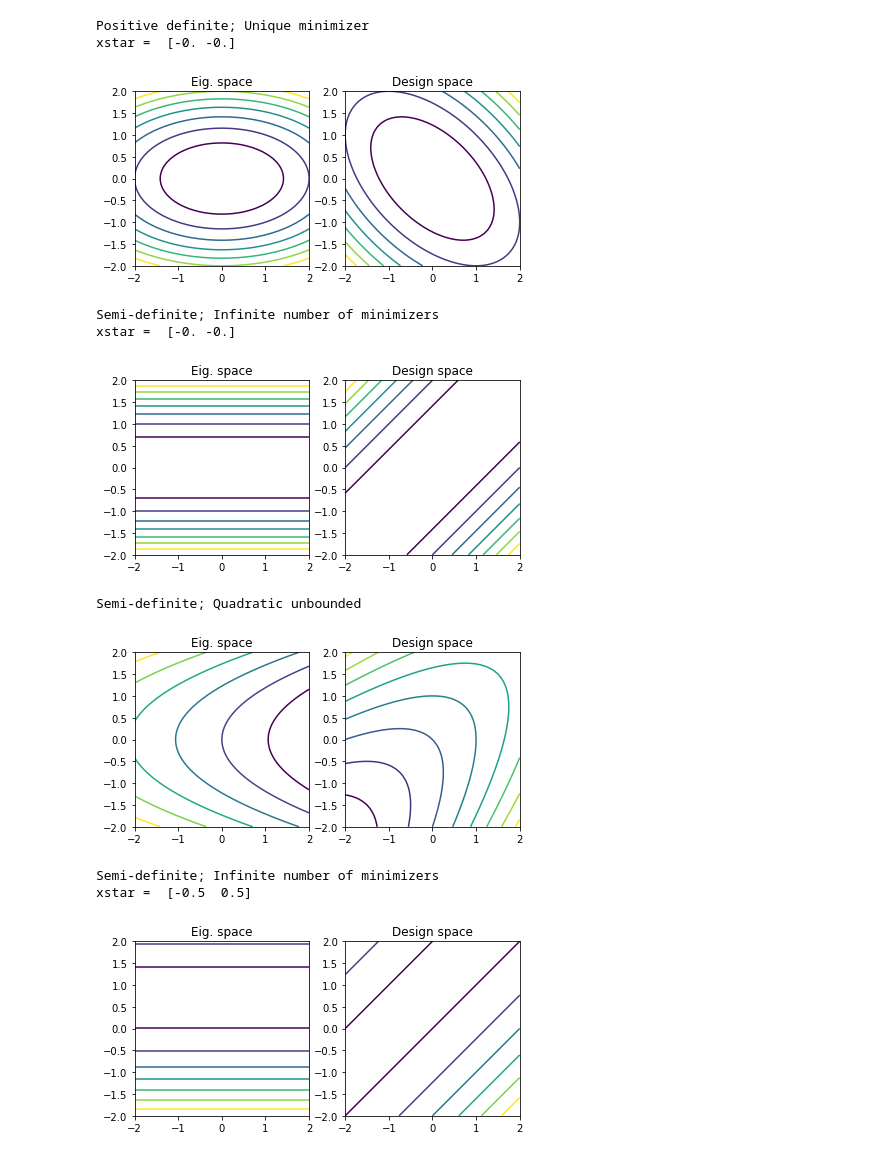
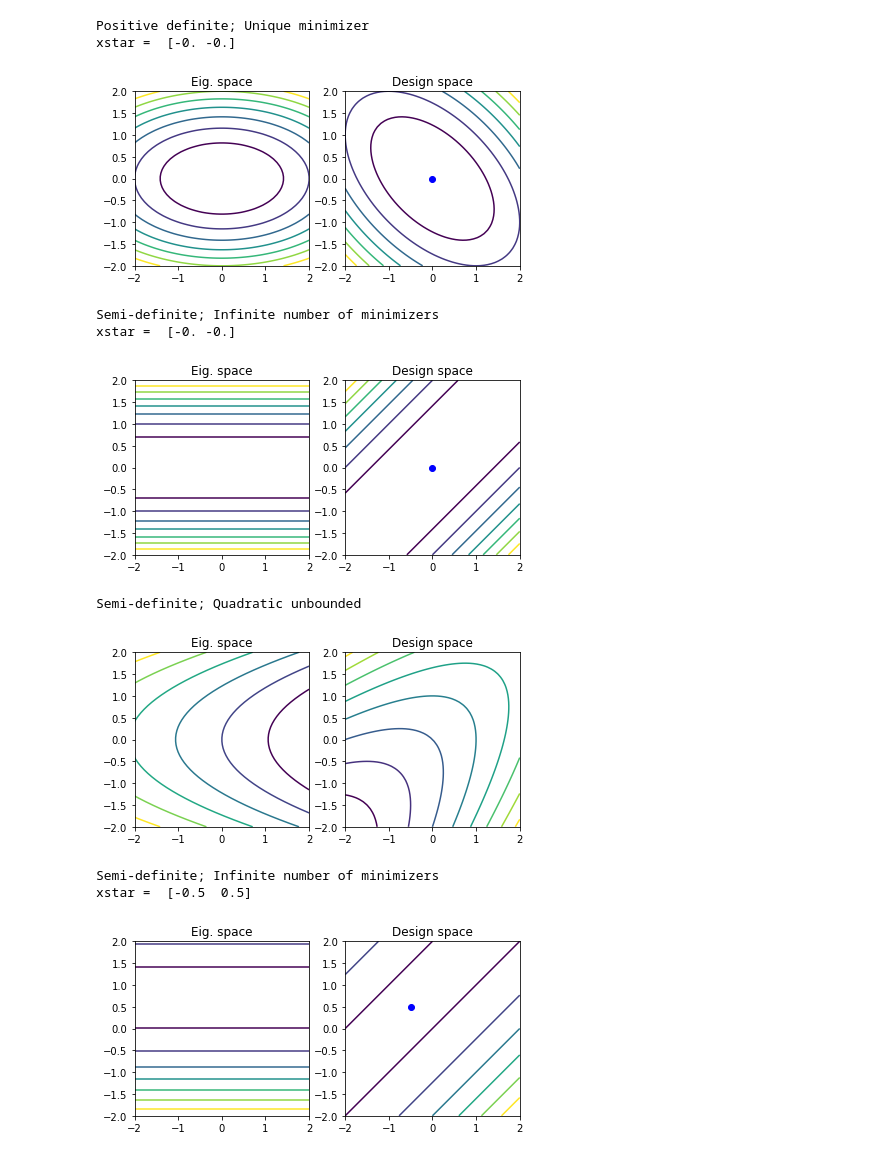
Before and after one commit to gjkennedy/ae6310, a Jupyter notebook: Minimization of Quadratic Functions.ipynb, the cells around one changed output. Cells and saved outputs as stored; diff of their text form; code cells hidden in the pictures.

```diff
--- a/Minimization of Quadratic Functions.ipynb
+++ b/Minimization of Quadratic Functions.ipynb
@@ -208,44 +209,46 @@ def quadratic_decomposition(A, b, tol=1e-6):
         fig, ax = plt.subplots(1, 2)
         ax[0].contour(X1, X2, Fxi)
         ax[1].contour(X1, X2, Fx)
+        if xstar is not None:
+            ax[1].plot([xstar[0]], [xstar[1]], 'bo')
         ax[0].set_aspect('equal', 'box')
         ax[0].set_title('Eig. space')
 
         ax[1].set_aspect('equal', 'box')
         ax[1].set_title('Design space')
         fig.tight_layout()
         plt.show()
 
 # Positive definite example
 A = np.array([[2, 1], [1, 2]])
 b = np.zeros(2)
 quadratic_decomposition(A, b)
 
 # Semi-definite examples
 A = np.array([[1, -1], [-1, 1]])
 b = np.zeros(2)
 quadratic_decomposition(A, b)
 
 b = np.array([1, 1])
 quadratic_decomposition(A, b)
 
 b = np.array([1, -1])
 quadratic_decomposition(A, b)
 
 # Negative definite examples
 A = np.array([[4, 1], [1, -4]])
 b = np.zeros(2)
 quadratic_decomposition(A, b)
 # %% [output]
 Positive definite; Unique minimizer
 xstar =  [-0. -0.]
-[figure, old version]
+[figure, new version]
 Semi-definite; Infinite number of minimizers
 xstar =  [-0. -0.]
-[figure, old version]
+[figure, new version]
 Semi-definite; Quadratic unbounded
 [figure]
 Semi-definite; Infinite number of minimizers
 xstar =  [-0.5  0.5]
-[figure, old version]
+[figure, new version]
 [figure]
```
Also changed, not shown: parts of 1 cell of this notebook, 1 other file.
